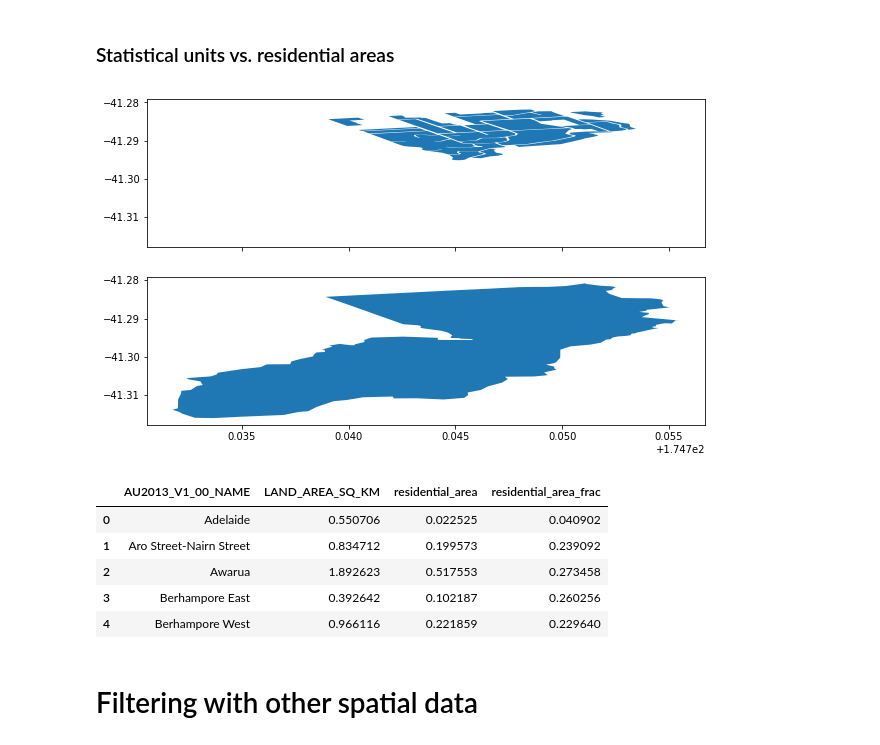
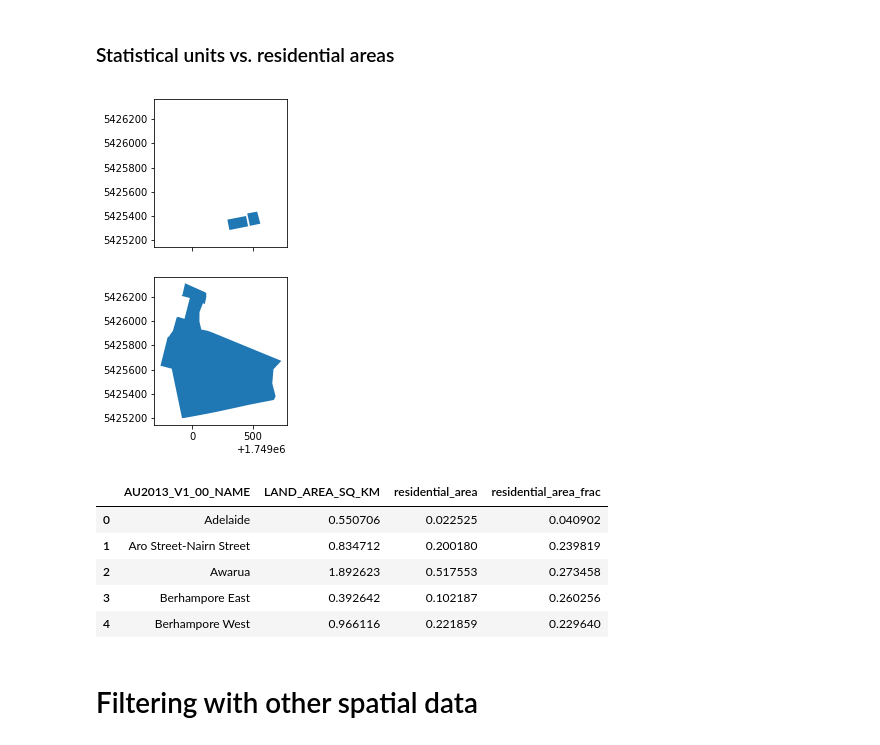
Before and after one commit to shriv/spatial-plays, a Jupyter notebook: Exploring OSM Ways.ipynb, the cells around one changed output. Drawn from its saved outputs; the diff is of its cells as text; code cells hidden in the pictures.

```diff
--- a/Exploring OSM Ways.ipynb
+++ b/Exploring OSM Ways.ipynb
@@ -190,9 +183,11 @@ compactOverpassQLstring = dp.generate_overpass_query(tags, objects, osm_bbox, en
 # Get Data
 osmdf = dp.get_osm_data(compactOverpassQLstring, osm_bbox, osm_objects)
 # %%
+importlib.reload(dp)
 osmdf_clean = dp.extend_ways_to_node_view(osmdf)
 points_osmdf_clean = dp.coords_df_to_geopandas_points(osmdf_clean)
 poly_osmdf_clean = dp.geopandas_points_to_poly(points_osmdf_clean)
+poly_osmdf_clean = poly_osmdf_clean.to_crs(epsg=2193)
 # %%
-residential_wgtn = geopandas.sjoin(poly_osmdf_clean, wlg_area_units,  how='inner', op='within')
+residential_wgtn = geopandas.sjoin(wlg_area_units, poly_osmdf_clean, how='right', op='contains')
 residential_wgtn_proj = residential_wgtn.to_crs(epsg=2193)
@@ -199,9 +209,9 @@ residential_wgtn_proj = residential_wgtn.to_crs(epsg=2193)
 # %% [markdown]
 ### Statistical units vs. residential areas
 # %%
-dp.plot_unit_residential(residential_wgtn, wlg_area_units, 'Karori East')
+dp.plot_unit_residential(residential_wgtn, wlg_area_units, 'Adelaide')
 # %% [output]
-[figure, old version]
+[figure, new version]
 # %%
 residential_wgtn_proj['residential_area'] = residential_wgtn_proj['geometry'].area / 10**6
 residential_area = (residential_wgtn_proj
@@ -214,7 +224,7 @@ residential_area.head()
 # %% [output]
 |  | AU2013_V1_00_NAME | LAND_AREA_SQ_KM | residential_area | residential_area_frac |
 | 0 | Adelaide | 0.550706 | 0.022525 | 0.040902 |
-| 1 | Aro Street-Nairn Street | 0.834712 | 0.199573 | 0.239092 |
+| 1 | Aro Street-Nairn Street | 0.834712 | 0.200180 | 0.239819 |
 | 2 | Awarua | 1.892623 | 0.517553 | 0.273458 |
 | 3 | Berhampore East | 0.392642 | 0.102187 | 0.260256 |
 | 4 | Berhampore West | 0.966116 | 0.221859 | 0.229640 |
```
Also changed, not shown: parts of 27 cells of this notebook, 1 other file.
